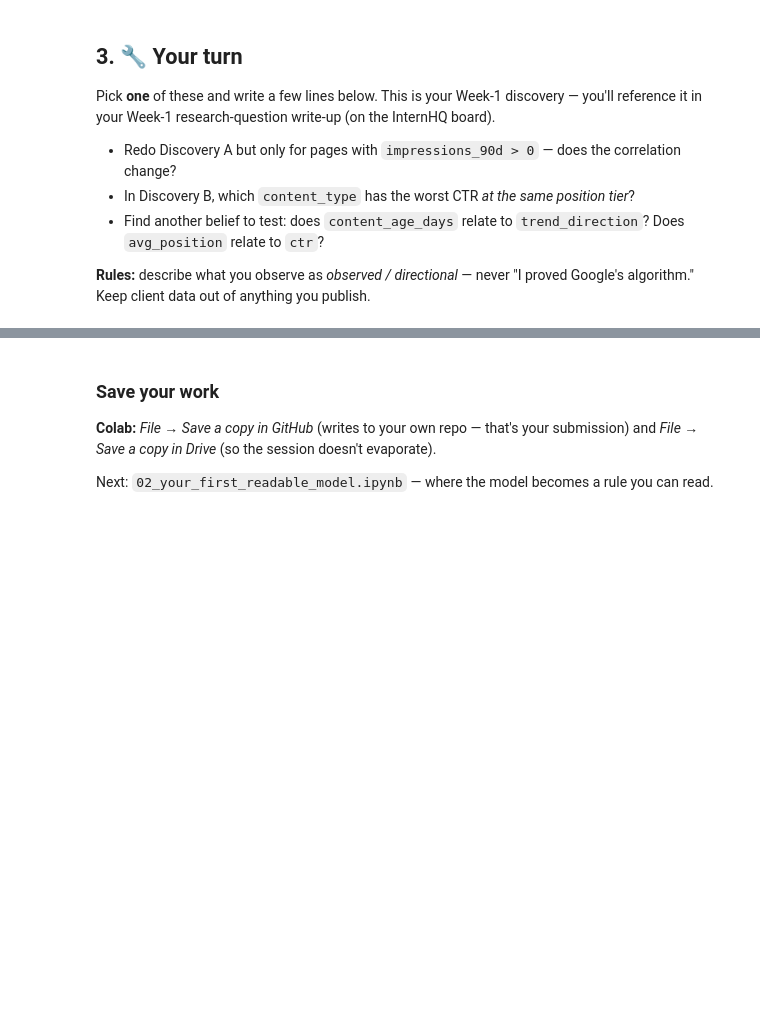
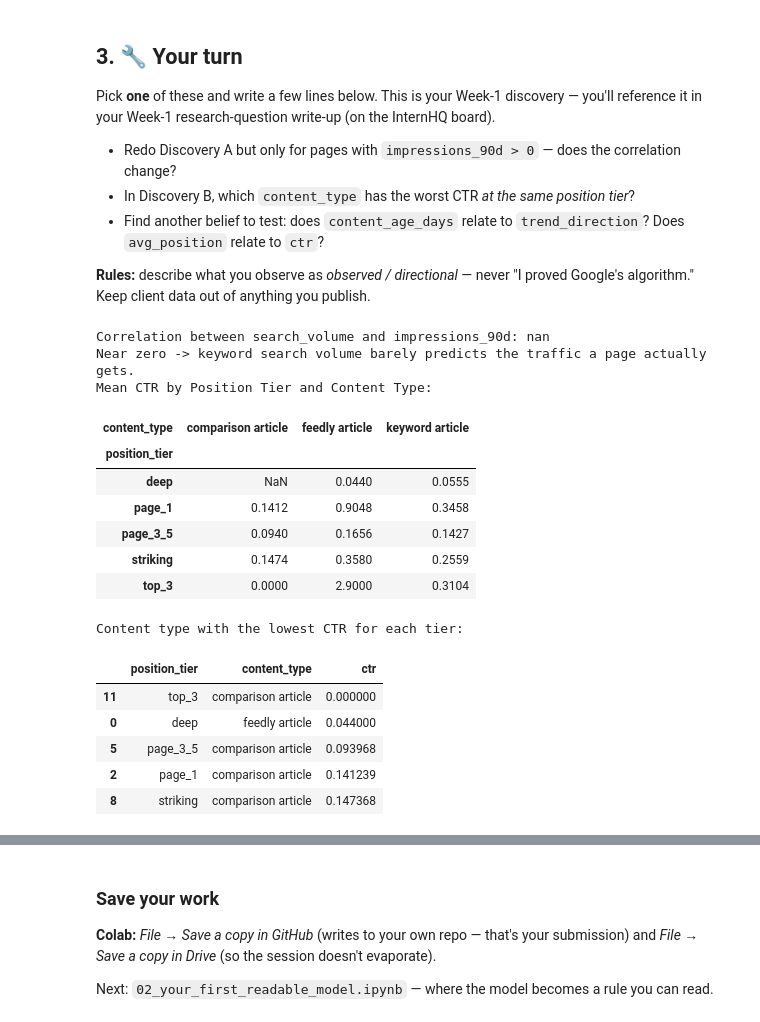
Before and after one commit to 10Plaiz/flyrank-ml-i-starter, a Jupyter notebook: notebooks/01_first_look_and_discovery.ipynb, the cells around one changed output, grey strips where cells are left out. Saved outputs shown, nothing was run; the diff lists cells and outputs as text; code cells hidden in the pictures; blank space fills up the shorter version.

```diff
--- a/notebooks/01_first_look_and_discovery.ipynb
+++ b/notebooks/01_first_look_and_discovery.ipynb
@@ -157,0 +156,35 @@ Pick **one** of these and write a few lines below. This is your Week-1 discovery
+# %%
+# Your discovery here
+
+# Remaking Discovery A
+corr = df["search_volume"].corr(df["impressions_90d"] > 0)
+print(f"Correlation between search_volume and impressions_90d: {corr:.3f}")
+print("Near zero -> keyword search volume barely predicts the traffic a page actually gets.")
+
+# Remaking Discovery B
+visible = df[df['impressions_90d'] >= 100]
+ctr_analysis = visible.groupby(['position_tier', 'content_type'])['ctr'].mean().unstack()
+print("Mean CTR by Position Tier and Content Type:")
+display(ctr_analysis.round(4))
+worst_types = visible.groupby(['position_tier', 'content_type'])['ctr'].mean().reset_index()
+worst_types = worst_types.loc[worst_types.groupby('position_tier')['ctr'].idxmin()]
+print("\nContent type with the lowest CTR for each tier:")
+display(worst_types.sort_values('ctr'))
+# %% [output]
+Correlation between search_volume and impressions_90d: nan
+Near zero -> keyword search volume barely predicts the traffic a page actually gets.
+Mean CTR by Position Tier and Content Type:
+| content_type | comparison article | feedly article | keyword article |
+| position_tier |  |  |  |
+| deep | NaN | 0.0440 | 0.0555 |
+| page_1 | 0.1412 | 0.9048 | 0.3458 |
+| page_3_5 | 0.0940 | 0.1656 | 0.1427 |
+| striking | 0.1474 | 0.3580 | 0.2559 |
+| top_3 | 0.0000 | 2.9000 | 0.3104 |
+Content type with the lowest CTR for each tier:
+|  | position_tier | content_type | ctr |
+| 11 | top_3 | comparison article | 0.000000 |
+| 0 | deep | feedly article | 0.044000 |
+| 5 | page_3_5 | comparison article | 0.093968 |
+| 2 | page_1 | comparison article | 0.141239 |
+| 8 | striking | comparison article | 0.147368 |
```
Also changed, not shown: parts of 4 cells of this notebook.
